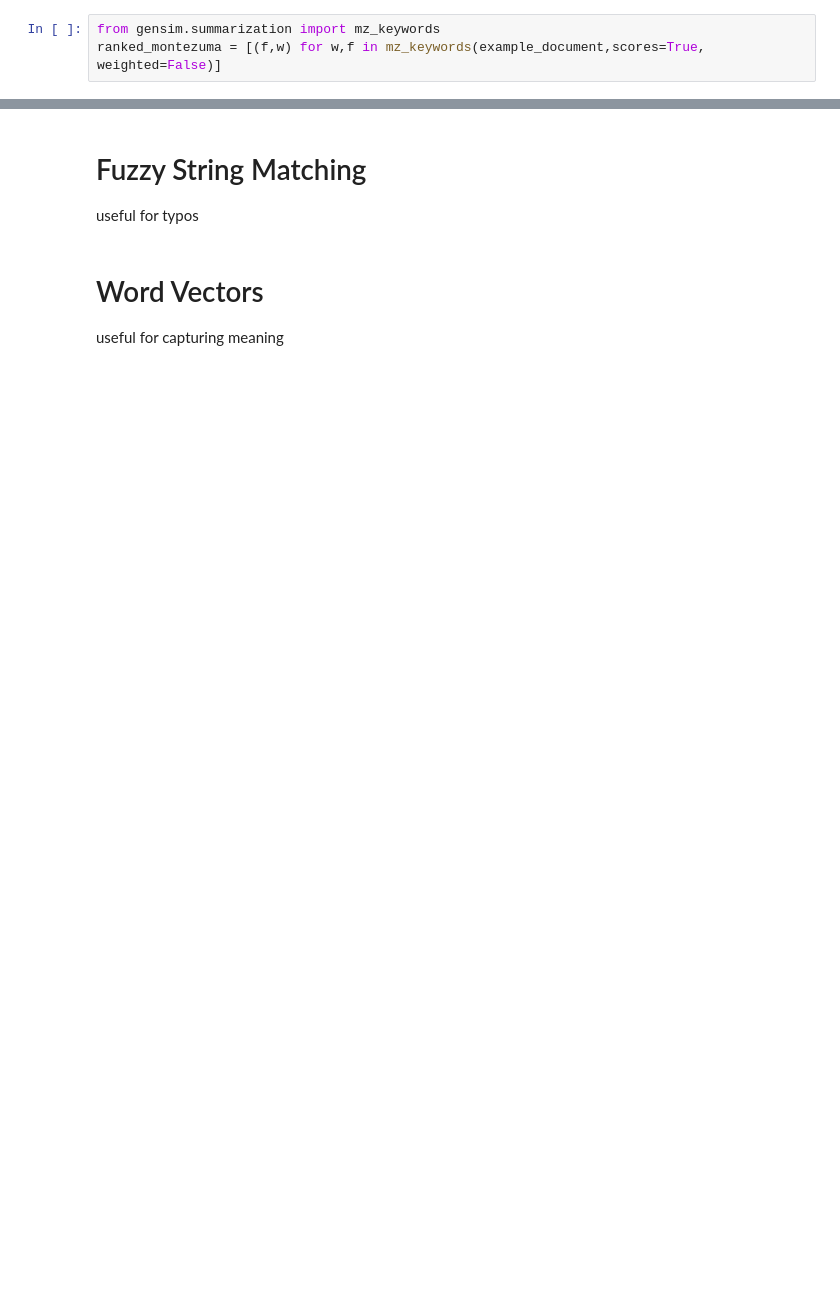
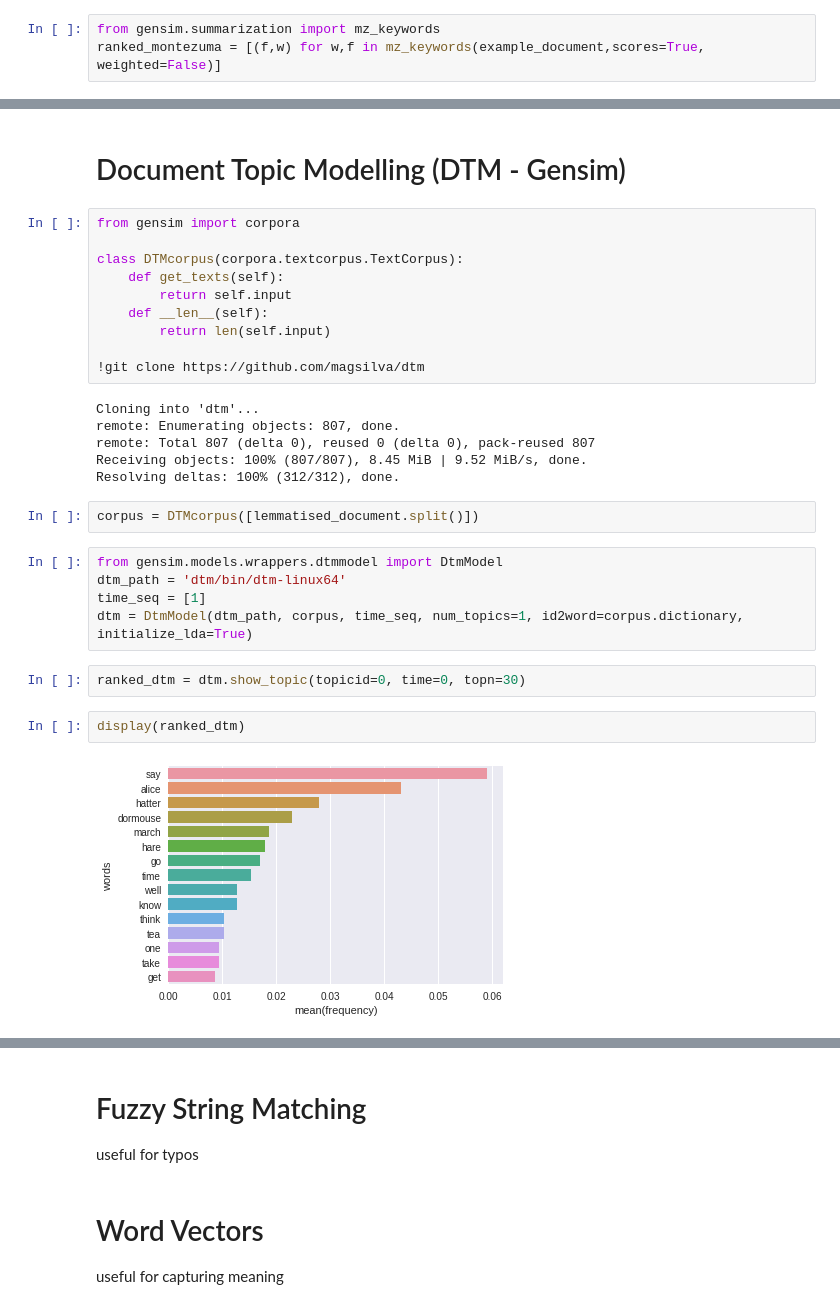
Before and after one commit to mohammedterry/NLP_for_ML, a Jupyter notebook: Text_Mining.ipynb, the cells around one changed output, grey strips where cells are left out. Drawn from its saved outputs; the diff is of its cells as text; blank space fills up the shorter version.

```diff
--- a/Text_Mining.ipynb
+++ b/Text_Mining.ipynb
@@ -347,0 +333,31 @@ compare(ranked_gensim, ranked_mz)
+# %% [markdown]
+# Document Topic Modelling (DTM - Gensim)
+# %%
+from gensim import corpora
+
+class DTMcorpus(corpora.textcorpus.TextCorpus):
+    def get_texts(self):
+        return self.input
+    def __len__(self):
+        return len(self.input)
+
+!git clone https://github.com/magsilva/dtm
+# %% [output]
+Cloning into 'dtm'...
+remote: Enumerating objects: 807, done.
+remote: Total 807 (delta 0), reused 0 (delta 0), pack-reused 807
+Receiving objects: 100% (807/807), 8.45 MiB | 9.52 MiB/s, done.
+Resolving deltas: 100% (312/312), done.
+# %%
+corpus = DTMcorpus([lemmatised_document.split()])
+# %%
+from gensim.models.wrappers.dtmmodel import DtmModel
+dtm_path = 'dtm/bin/dtm-linux64'
+time_seq = [1]
+dtm = DtmModel(dtm_path, corpus, time_seq, num_topics=1, id2word=corpus.dictionary, initialize_lda=True)
+# %%
+ranked_dtm = dtm.show_topic(topicid=0, time=0, topn=30)
+# %%
+display(ranked_dtm)
+# %% [output]
+[figure, added]
```
Also changed, not shown: parts of 9 cells of this notebook.
